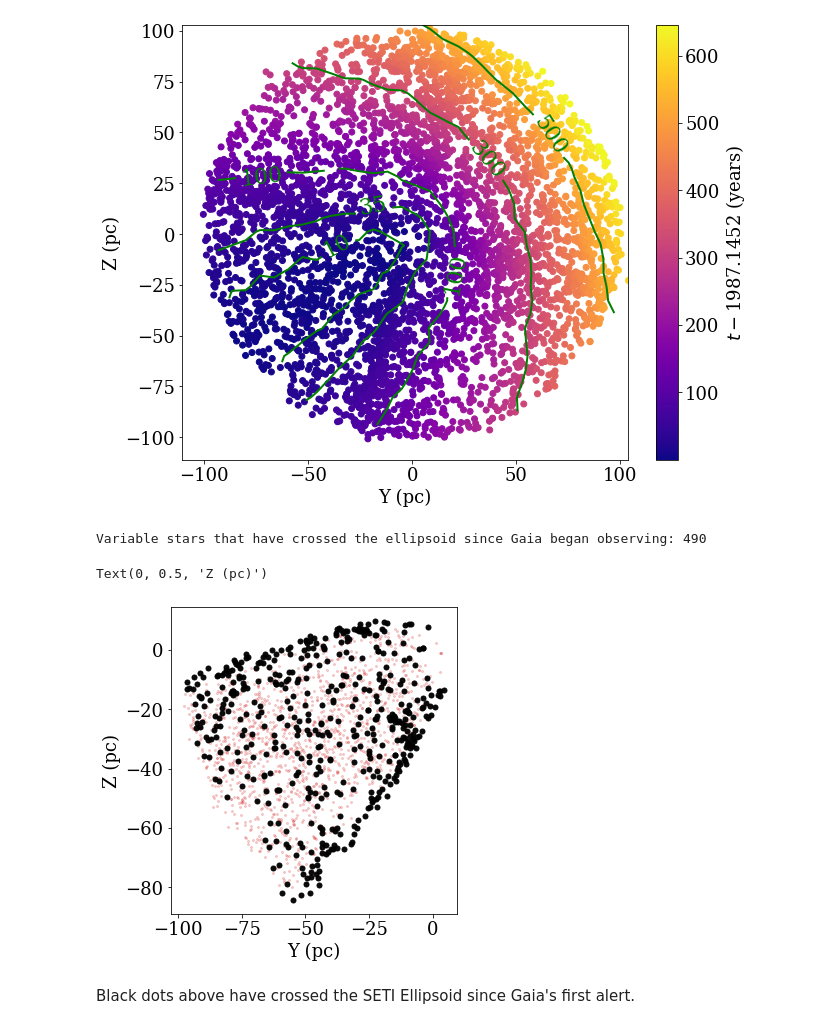
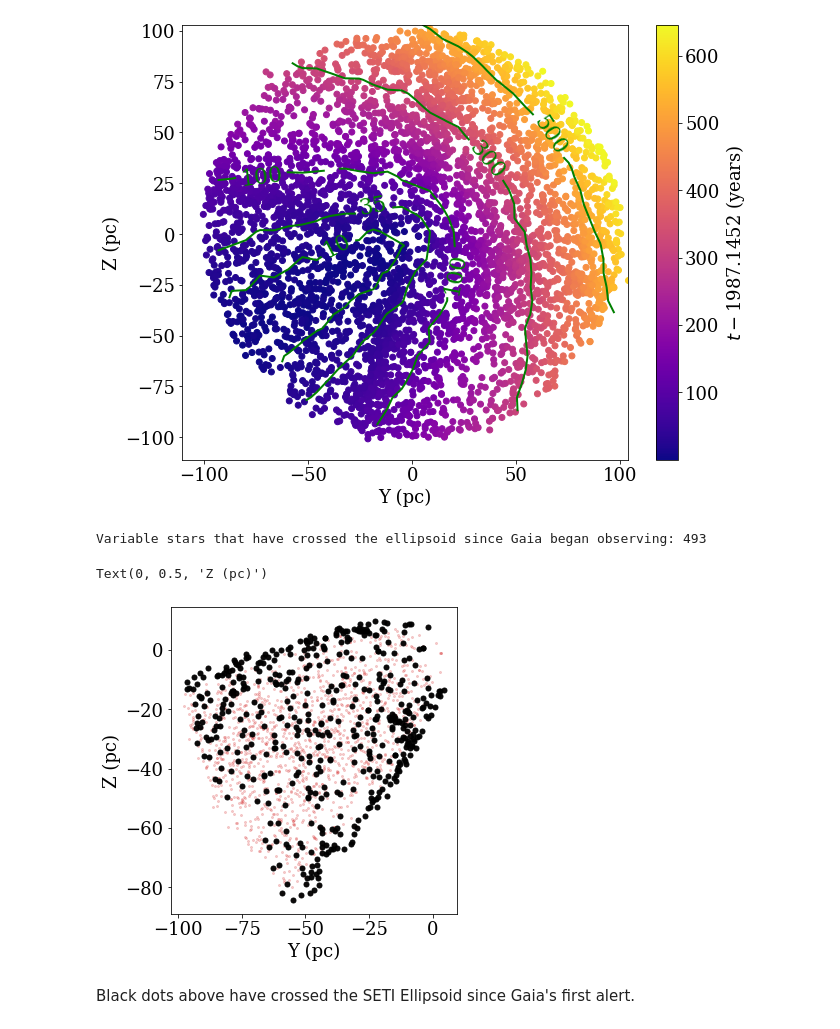
Before and after one commit to anilipour/Gaia-DR3-Time-Domain-SETI, a Jupyter notebook: SN1987A_Ellipsoid_Variable.ipynb, the cells around one changed output. Saved outputs shown, nothing was run; the diff lists cells and outputs as text; code cells hidden in the pictures.

```diff
--- a/SN1987A_Ellipsoid_Variable.ipynb
+++ b/SN1987A_Ellipsoid_Variable.ipynb
@@ -64,7 +64,7 @@ GCNS = Table.read(GCNS_file, format='fits')
 # %%
 c1 = SkyCoord(ra = GCNS['ra'],
               dec = GCNS['dec'],
-              distance = GCNS['dist_50'],
+              distance = GCNS['dist'],
               frame = 'icrs')
 # in degrees, degrees, kpc
 # %%
@@ -108,7 +108,7 @@ print(a-c) # should be half the value of dt above, but in lyr
 # %% [markdown]
 #### GCNS Star Geometric Properties
 # %%
-d1 = (GCNS['dist_50']) # dist to GCNS stars (in kpc)
+d1 = (GCNS['dist']) # dist to GCNS stars (in kpc)
 
 d2 = c1.separation_3d(c0) # dist from all GCNS stars to SN 1987A
 # %%
@@ -267,5 +267,5 @@ e7 = ((etime.value >= gstart1987) & # since the first alert
      )
 print('Variable stars that have crossed the ellipsoid since Gaia began observing: ' + str(sum(e7)))
 # %% [output]
-Variable stars that have crossed the ellipsoid since Gaia began observing: 490
+Variable stars that have crossed the ellipsoid since Gaia began observing: 493
 # %%
@@ -273,17 +273,17 @@ CE7 = SkyCoord(ra=GCNS['ra'][e7], dec=GCNS['dec'][e7], distance=GCNS['dist_50'][
 # %%
 fig = plt.figure(figsize=(5,5), constrained_layout=True)
 ax.remove()
 ax = fig.add_subplot()
 
 
-ax.scatter(GCNS['ycoord_50'][EYES], GCNS['zcoord_50'][EYES], c='C3', s=4, alpha=0.2, rasterized=True)
-ax.scatter(GCNS['ycoord_50'][e7], GCNS['zcoord_50'][e7], c='k', s=25, alpha=0.95, rasterized=True)
+ax.scatter(GCNS['y'][EYES], GCNS['z'][EYES], c='C3', s=4, alpha=0.2, rasterized=True)
+ax.scatter(GCNS['y'][e7], GCNS['z'][e7], c='k', s=25, alpha=0.95, rasterized=True)
 
 ax.set_xlabel('Y (pc)')
 ax.set_ylabel('Z (pc)')
 # %% [output]
 Text(0, 0.5, 'Z (pc)')
-[figure, old version]
+[figure, new version]
 # %% [markdown]
 Black dots above have crossed the SETI Ellipsoid since Gaia's first alert.
 # %%
```
Also changed, not shown: parts of 17 cells of this notebook, 2 other files.
